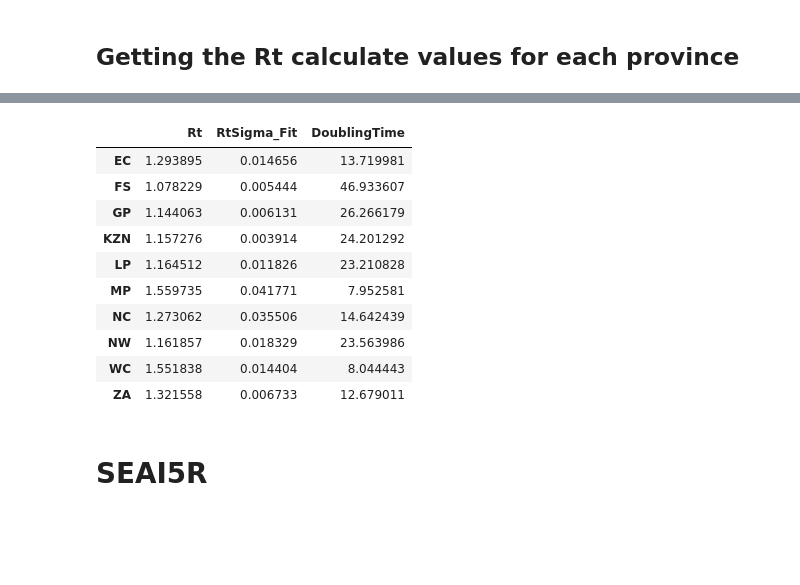
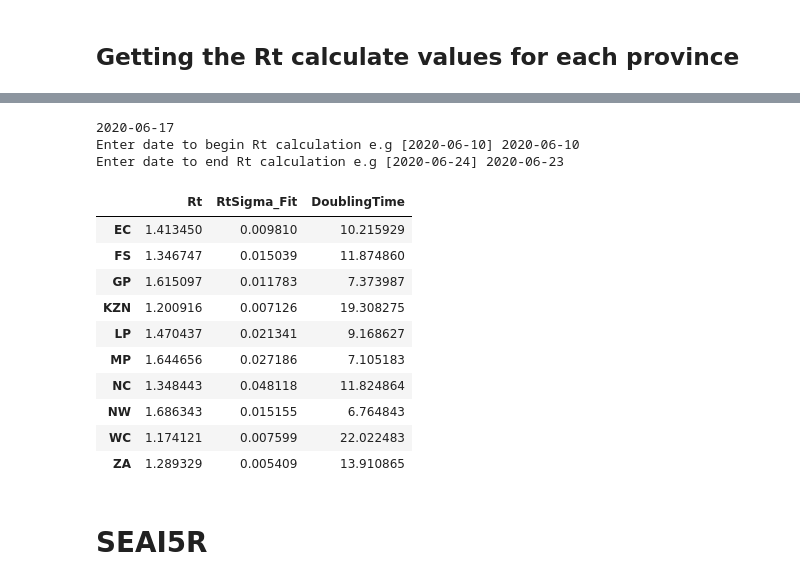
Before and after one commit to ifornax/Covid19, a Jupyter notebook: PyROSS/PySEAI5R_Province_with_Interventions-WC.ipynb, the cells around one changed output, grey strips where cells are left out. Drawn from its saved outputs; the diff is of its cells as text; code cells hidden in the pictures; blank space fills up the shorter version.

```diff
--- a/PyROSS/PySEAI5R_Province_with_Interventions-WC.ipynb
+++ b/PyROSS/PySEAI5R_Province_with_Interventions-WC.ipynb
@@ -420,33 +423,41 @@ Recent_prov_Rt
+# %%
+print(DateToStart)
+DateRtBegin = input("Enter date to begin Rt calculation e.g [2020-06-10]")
+DateRtEnd = input("Enter date to end Rt calculation e.g [2020-06-24]")
+# %% [output]
+2020-06-17
+Enter date to begin Rt calculation e.g [2020-06-10] 2020-06-10
+Enter date to end Rt calculation e.g [2020-06-24] 2020-06-23
 # %%
 #
 # Using the Rt around the date we starting out forecasting
 #
 
-df = ProvinConf.loc[(ProvinConf.index >= '2020-04-23') & (ProvinConf.index < '2020-05-08')]
+df = ProvinConf.loc[(ProvinConf.index >= DateRtBegin) & (ProvinConf.index < DateRtEnd)]
 
 #df.drop(columns='UNKNOWN', inplace = True)
 
 Recent_prov_RtConf = {i: get_Rt_lm(df.head(14)[i]) for i in df.columns}
 
 Recent_prov_RtConf
 
 RtDfConfirmed = pd.DataFrame(Recent_prov_RtConf).T
 
 RtDfConfirmed.columns = ['Rt','RtSigma_Fit', 'DoublingTime']
 
 RtDfConfirmed
 # %% [output]
 |  | Rt | RtSigma_Fit | DoublingTime |
-| EC | 1.293895 | 0.014656 | 13.719981 |
-| FS | 1.078229 | 0.005444 | 46.933607 |
-| GP | 1.144063 | 0.006131 | 26.266179 |
-| KZN | 1.157276 | 0.003914 | 24.201292 |
-| LP | 1.164512 | 0.011826 | 23.210828 |
-| MP | 1.559735 | 0.041771 | 7.952581 |
-| NC | 1.273062 | 0.035506 | 14.642439 |
-| NW | 1.161857 | 0.018329 | 23.563986 |
-| WC | 1.551838 | 0.014404 | 8.044443 |
-| ZA | 1.321558 | 0.006733 | 12.679011 |
+| EC | 1.413450 | 0.009810 | 10.215929 |
+| FS | 1.346747 | 0.015039 | 11.874860 |
+| GP | 1.615097 | 0.011783 | 7.373987 |
+| KZN | 1.200916 | 0.007126 | 19.308275 |
+| LP | 1.470437 | 0.021341 | 9.168627 |
+| MP | 1.644656 | 0.027186 | 7.105183 |
+| NC | 1.348443 | 0.048118 | 11.824864 |
+| NW | 1.686343 | 0.015155 | 6.764843 |
+| WC | 1.174121 | 0.007599 | 22.022483 |
+| ZA | 1.289329 | 0.005409 | 13.910865 |
 # %%
 ToUseDeath = False
 if ToUseDeath:
```
Also changed, not shown: parts of 20 cells of this notebook, 1 other file.
